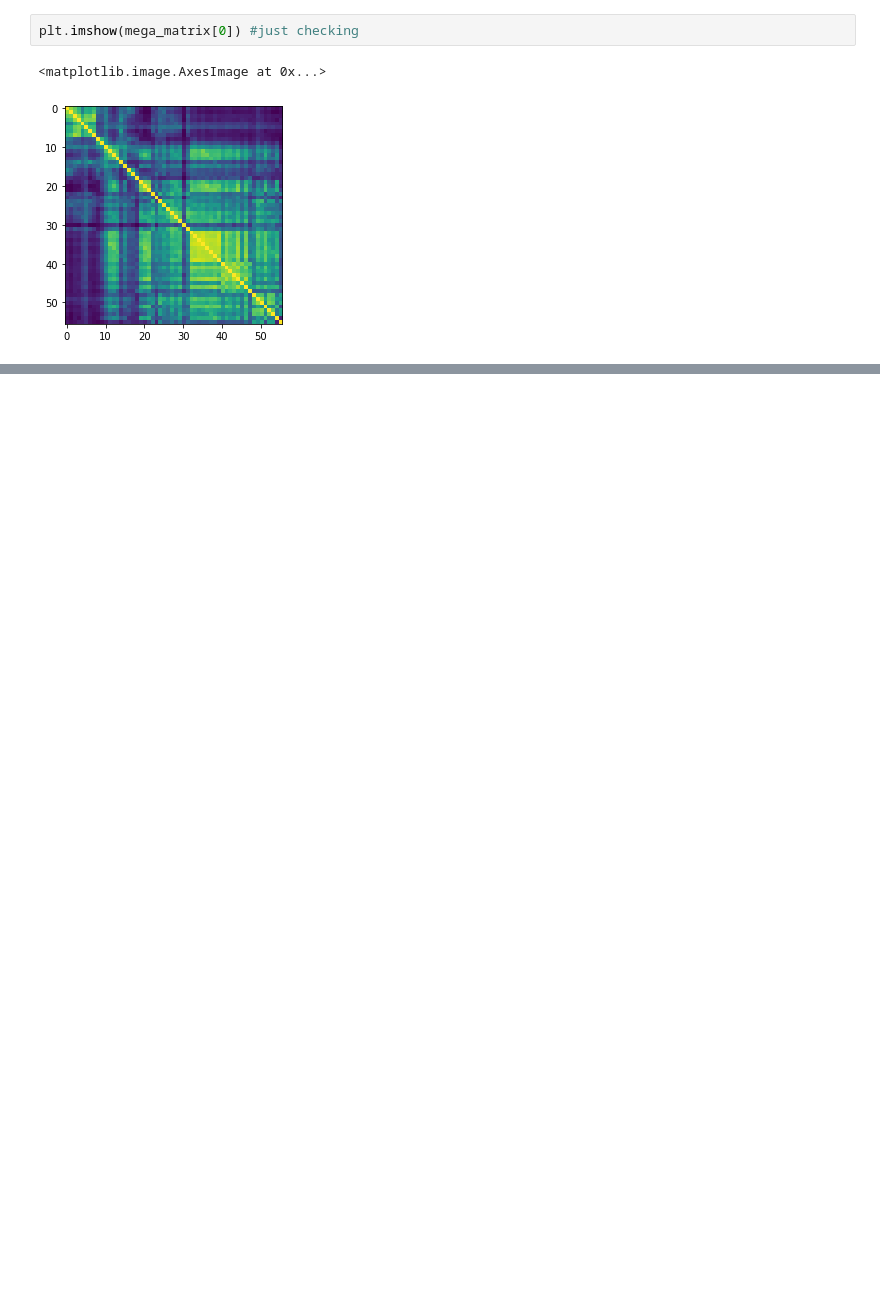
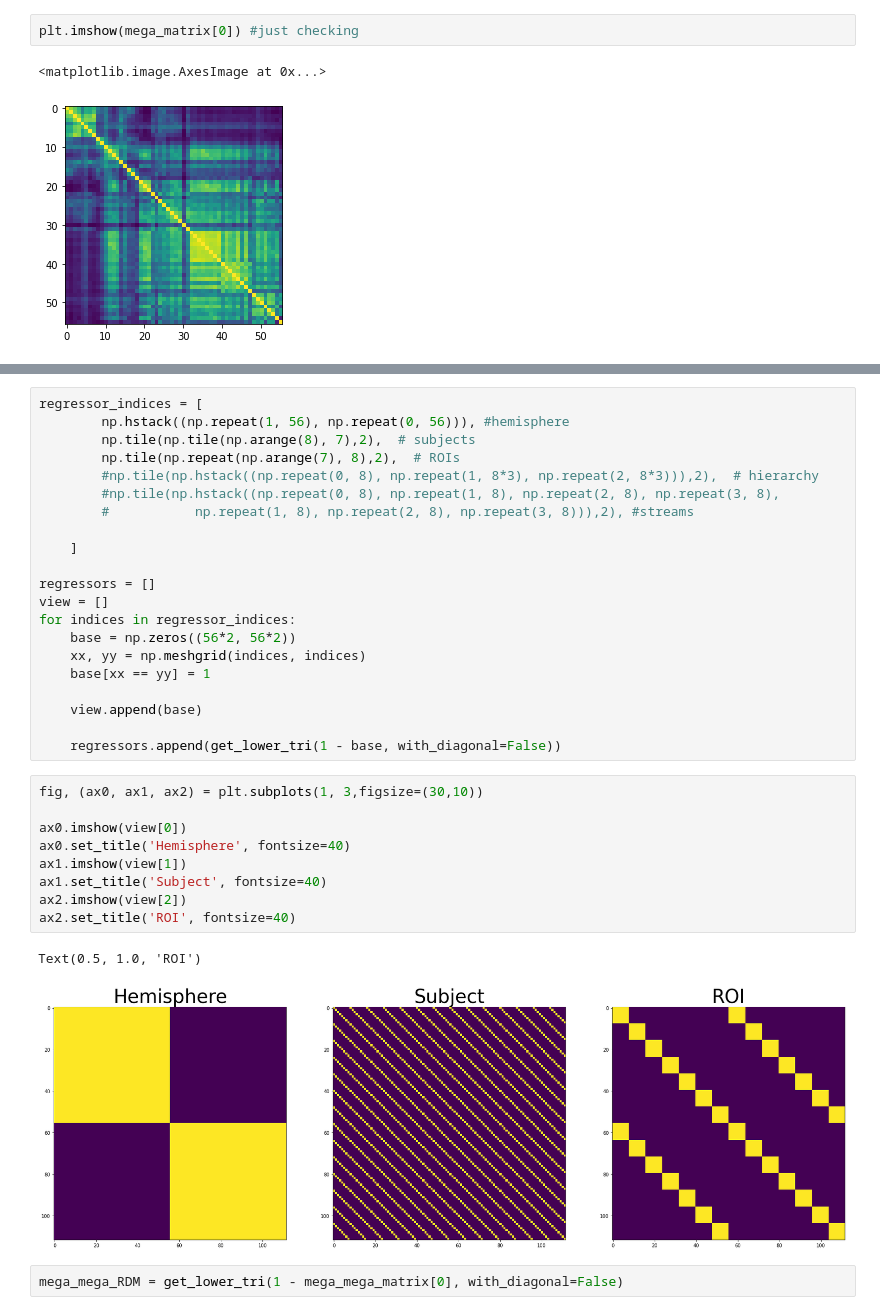
Before and after one commit to dawnfinzi/streams, a Jupyter notebook: notebooks/Fit_mega_matrices.ipynb, the cells around one changed output, grey strips where cells are left out. Saved outputs shown, nothing was run; the diff lists cells and outputs as text; blank space fills up the shorter version.

```diff
--- a/notebooks/Fit_mega_matrices.ipynb
+++ b/notebooks/Fit_mega_matrices.ipynb
@@ -111,0 +143,35 @@ array([0, 0, 0, 0, 0, 0, 0, 0, 1, 1, 1, 1, 1, 1, 1, 1, 2, 2, 2, 2, 2, 2,
+# %%
+regressor_indices = [
+        np.hstack((np.repeat(1, 56), np.repeat(0, 56))), #hemisphere
+        np.tile(np.tile(np.arange(8), 7),2),  # subjects
+        np.tile(np.repeat(np.arange(7), 8),2),  # ROIs
+        #np.tile(np.hstack((np.repeat(0, 8), np.repeat(1, 8*3), np.repeat(2, 8*3))),2),  # hierarchy
+        #np.tile(np.hstack((np.repeat(0, 8), np.repeat(1, 8), np.repeat(2, 8), np.repeat(3, 8),
+        #           np.repeat(1, 8), np.repeat(2, 8), np.repeat(3, 8))),2), #streams
+
+    ]
+
+regressors = []
+view = []
+for indices in regressor_indices:
+    base = np.zeros((56*2, 56*2))
+    xx, yy = np.meshgrid(indices, indices)
+    base[xx == yy] = 1
+
+    view.append(base)
+
+    regressors.append(get_lower_tri(1 - base, with_diagonal=False))
+# %%
+fig, (ax0, ax1, ax2) = plt.subplots(1, 3,figsize=(30,10))
+
+ax0.imshow(view[0])
+ax0.set_title('Hemisphere', fontsize=40)
+ax1.imshow(view[1])
+ax1.set_title('Subject', fontsize=40)
+ax2.imshow(view[2])
+ax2.set_title('ROI', fontsize=40)
+# %% [output]
+Text(0.5, 1.0, 'ROI')
+[figure, added]
+# %%
+mega_mega_RDM = get_lower_tri(1 - mega_mega_matrix[0], with_diagonal=False)
```
Also changed, not shown: parts of 25 cells of this notebook, 3 other files.
